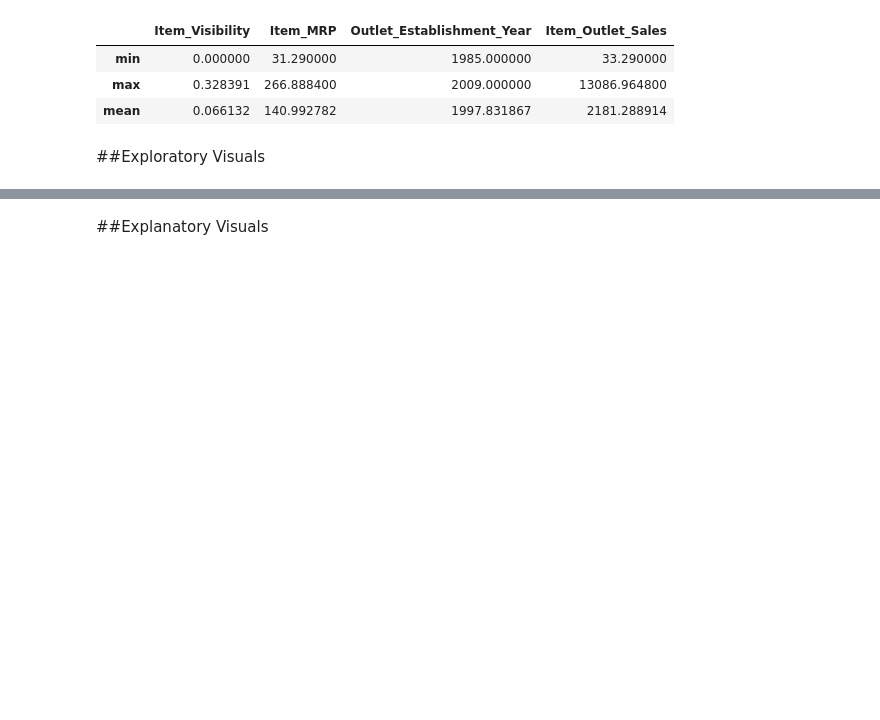
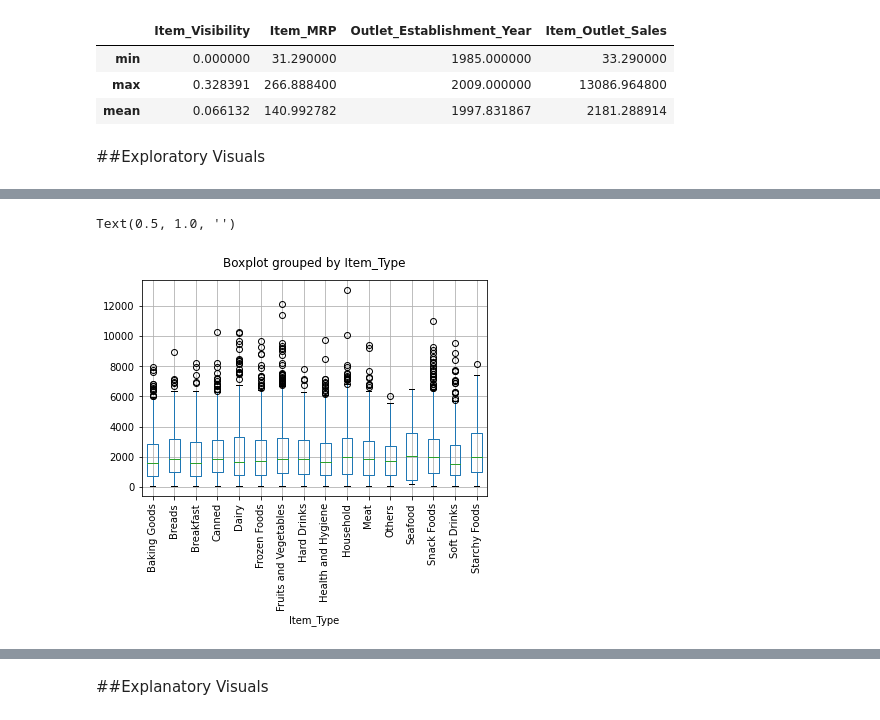
Before and after one commit to JosephPLim/food_sales_predictions, a Jupyter notebook: Food_Sales_Analysis.ipynb, the cells around one changed output, grey strips where cells are left out. Cells and saved outputs as stored; diff of their text form; code cells hidden in the pictures; blank space fills up the shorter version.

```diff
--- a/Food_Sales_Analysis.ipynb
+++ b/Food_Sales_Analysis.ipynb
@@ -276,0 +303,7 @@ df.describe().loc[["min", "max", "mean"]]
+# %%
+df.boxplot(column = 'Item_Outlet_Sales', by = 'Item_Type', rot = 90);
+plt.title("")
+#item rotation via:https://stackoverflow.com/questions/32244019/how-to-rotate-x-axis-tick-labels-in-a-pandas-plot
+# %% [output]
+Text(0.5, 1.0, '')
+[figure, added]
```
Also changed, not shown: parts of 20 cells of this notebook.
